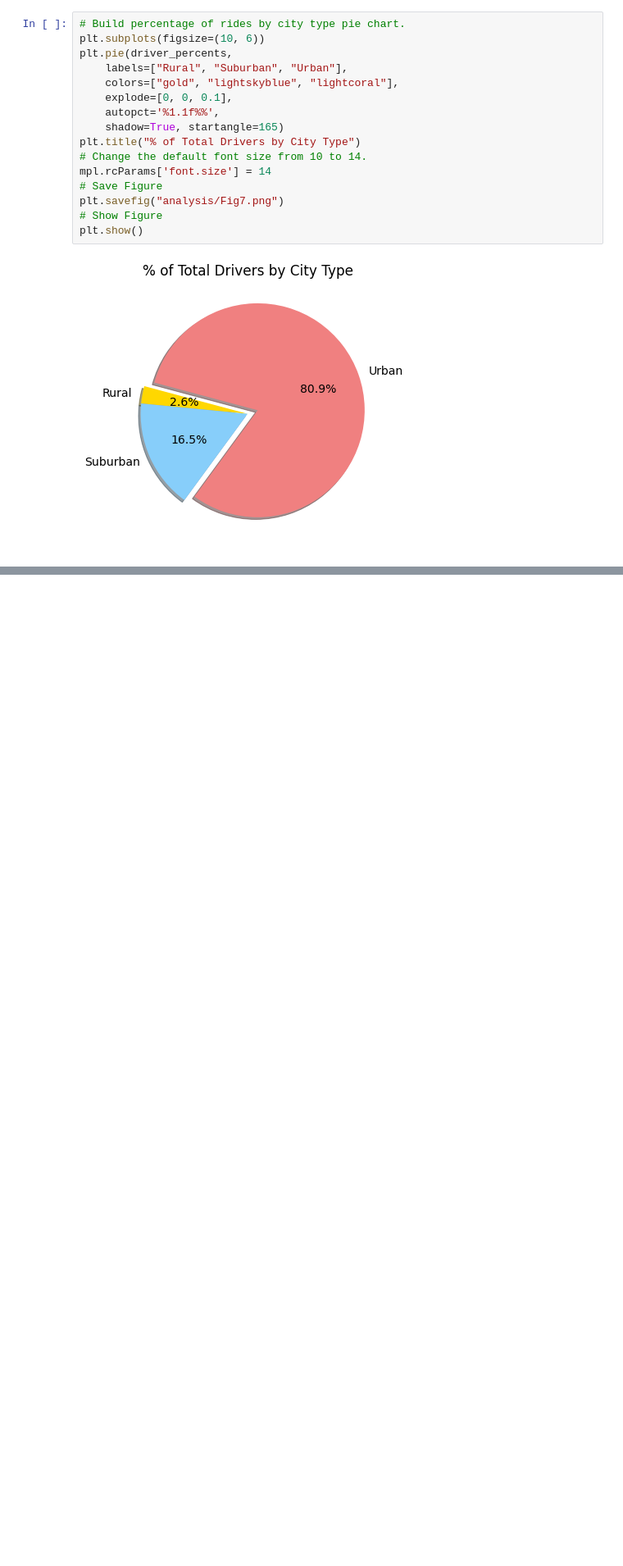
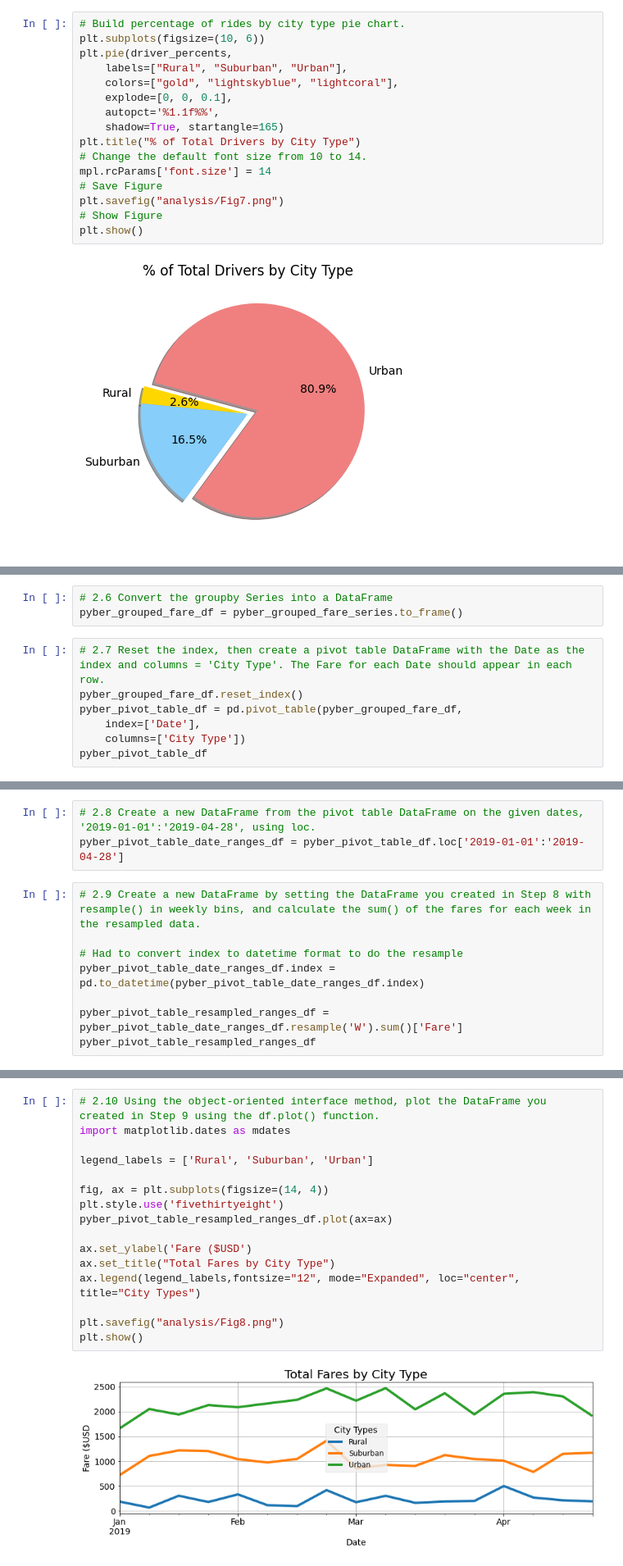
Before and after one commit to morningsides/PyBer_Analysis, a Jupyter notebook: Pyber.ipynb, the cells around one changed output, grey strips where cells are left out. Shown at 82% size. Drawn from its saved outputs; the diff is of its cells as text; blank space fills up the shorter version.

```diff
--- a/Pyber.ipynb
+++ b/Pyber.ipynb
@@ -534,0 +609,10 @@ plt.show()
+# %%
+# 2.6 Convert the groupby Series into a DataFrame
+pyber_grouped_fare_df = pyber_grouped_fare_series.to_frame()
+# %%
+# 2.7 Reset the index, then create a pivot table DataFrame with the Date as the index and columns = 'City Type'. The Fare for each Date should appear in each row.
+pyber_grouped_fare_df.reset_index()
+pyber_pivot_table_df = pd.pivot_table(pyber_grouped_fare_df,
+    index=['Date'],
+    columns=['City Type'])
+pyber_pivot_table_df
@@ -534,0 +635,11 @@ plt.show()
+# %%
+# 2.8 Create a new DataFrame from the pivot table DataFrame on the given dates, '2019-01-01':'2019-04-28', using loc.
+pyber_pivot_table_date_ranges_df = pyber_pivot_table_df.loc['2019-01-01':'2019-04-28']
+# %%
+# 2.9 Create a new DataFrame by setting the DataFrame you created in Step 8 with resample() in weekly bins, and calculate the sum() of the fares for each week in the resampled data.
+
+# Had to convert index to datetime format to do the resample
+pyber_pivot_table_date_ranges_df.index = pd.to_datetime(pyber_pivot_table_date_ranges_df.index)
+
+pyber_pivot_table_resampled_ranges_df = pyber_pivot_table_date_ranges_df.resample('W').sum()['Fare']
+pyber_pivot_table_resampled_ranges_df
@@ -534,0 +666,18 @@ plt.show()
+# %%
+# 2.10 Using the object-oriented interface method, plot the DataFrame you created in Step 9 using the df.plot() function.
+import matplotlib.dates as mdates
+
+legend_labels = ['Rural', 'Suburban', 'Urban']
+
+fig, ax = plt.subplots(figsize=(14, 4))
+plt.style.use('fivethirtyeight')
+pyber_pivot_table_resampled_ranges_df.plot(ax=ax)
+
+ax.set_ylabel('Fare ($USD')
+ax.set_title("Total Fares by City Type")
+ax.legend(legend_labels,fontsize="12", mode="Expanded", loc="center", title="City Types")
+
+plt.savefig("analysis/Fig8.png")
+plt.show()
+# %% [output]
+[figure, added]
```
Also changed, not shown: parts of 10 cells of this notebook, 8 other files.
